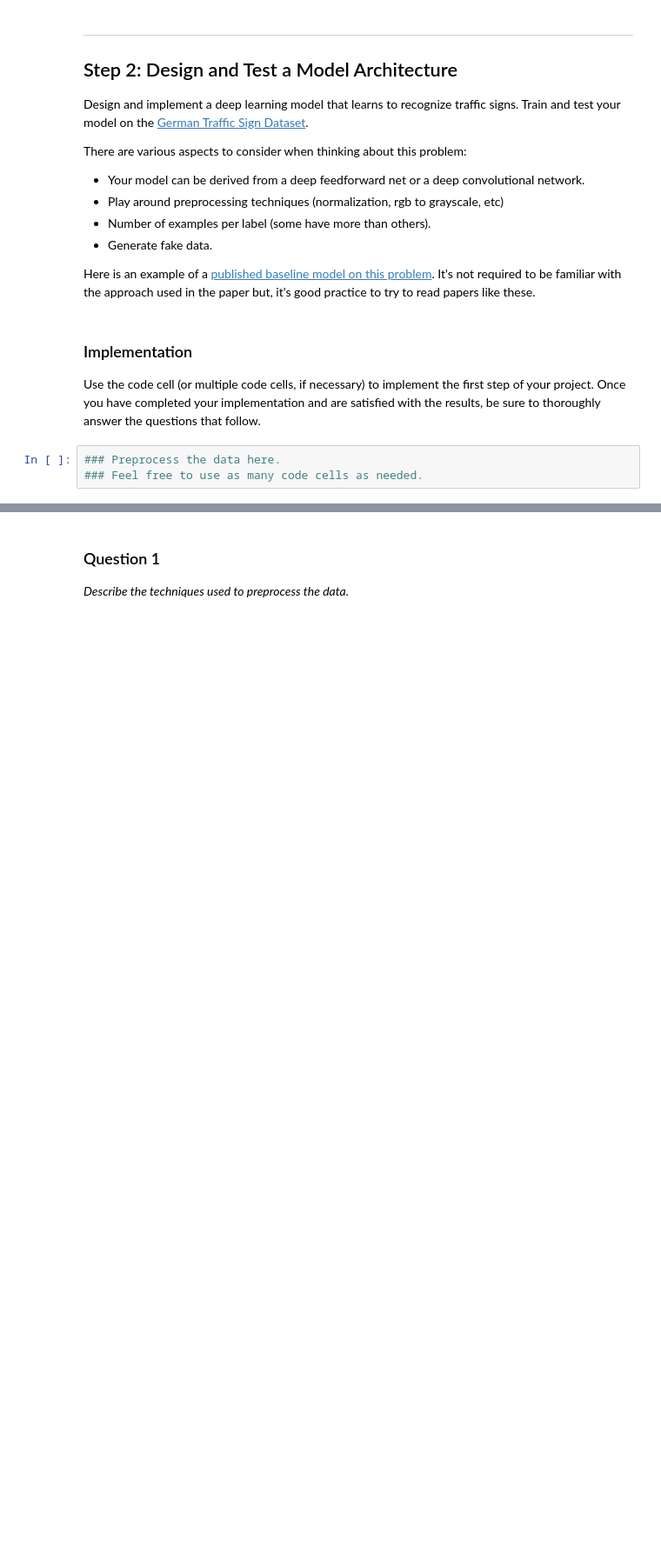
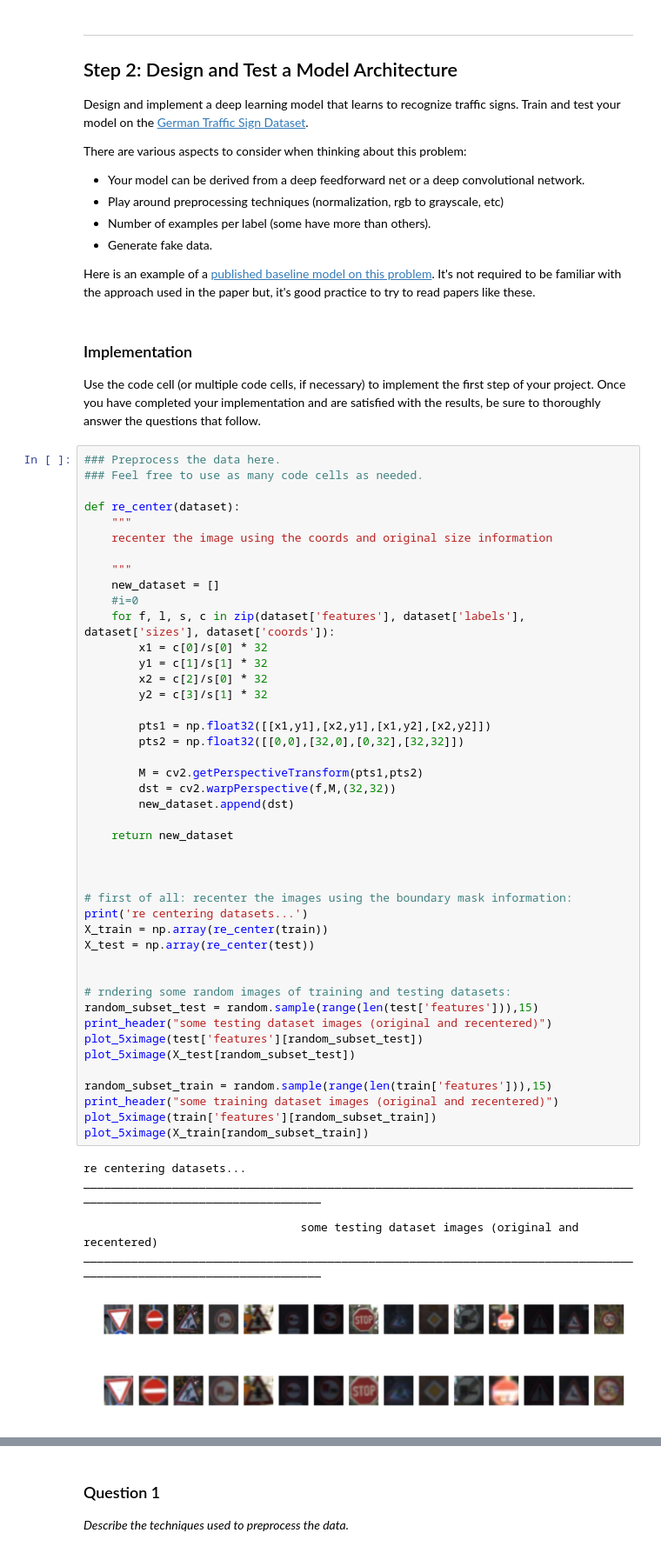
Before and after one commit to avidalh/Udacity-CarND-P2, a Jupyter notebook: Traffic_Signs_Recognition.ipynb, the cells around one changed output, grey strips where cells are left out. Shown at 87% size. Cells and saved outputs as stored; diff of their text form; blank space fills up the shorter version.

```diff
--- a/Traffic_Signs_Recognition.ipynb
+++ b/Traffic_Signs_Recognition.ipynb
@@ -253,6 +248,55 @@ Here is an example of a [published baseline model on this problem](http://yann.l
 ### Implementation
 
 Use the code cell (or multiple code cells, if necessary) to implement the first step of your project. Once you have completed your implementation and are satisfied with the results, be sure to thoroughly answer the questions that follow.
-# %%
-### Preprocess the data here.
-### Feel free to use as many code cells as needed.
+# %%
+### Preprocess the data here.
+### Feel free to use as many code cells as needed.
+
+def re_center(dataset):
+    """
+    recenter the image using the coords and original size information
+
+    """
+    new_dataset = []
+    #i=0
+    for f, l, s, c in zip(dataset['features'], dataset['labels'], dataset['sizes'], dataset['coords']):
+        x1 = c[0]/s[0] * 32
+        y1 = c[1]/s[1] * 32
+        x2 = c[2]/s[0] * 32
+        y2 = c[3]/s[1] * 32
+
+        pts1 = np.float32([[x1,y1],[x2,y1],[x1,y2],[x2,y2]])
+        pts2 = np.float32([[0,0],[32,0],[0,32],[32,32]])
+
+        M = cv2.getPerspectiveTransform(pts1,pts2)
+        dst = cv2.warpPerspective(f,M,(32,32))
+        new_dataset.append(dst)
+
+    return new_dataset
+
+
+
+# first of all: recenter the images using the boundary mask information:
+print('re centering datasets...')
+X_train = np.array(re_center(train))
+X_test = np.array(re_center(test))
+
+
+# rndering some random images of training and testing datasets:
+random_subset_test = random.sample(range(len(test['features'])),15)
+print_header("some testing dataset images (original and recentered)")
+plot_5ximage(test['features'][random_subset_test])
+plot_5ximage(X_test[random_subset_test])
+
+random_subset_train = random.sample(range(len(train['features'])),15)
+print_header("some training dataset images (original and recentered)")
+plot_5ximage(train['features'][random_subset_train])
+plot_5ximage(X_train[random_subset_train])
+# %% [output]
+re centering datasets...
+____________________________________________________________________________________________________________________
+
+                                some testing dataset images (original and recentered)
+____________________________________________________________________________________________________________________
+[figure, added]
+[figure, added]
```
Also changed, not shown: parts of 36 cells of this notebook.
